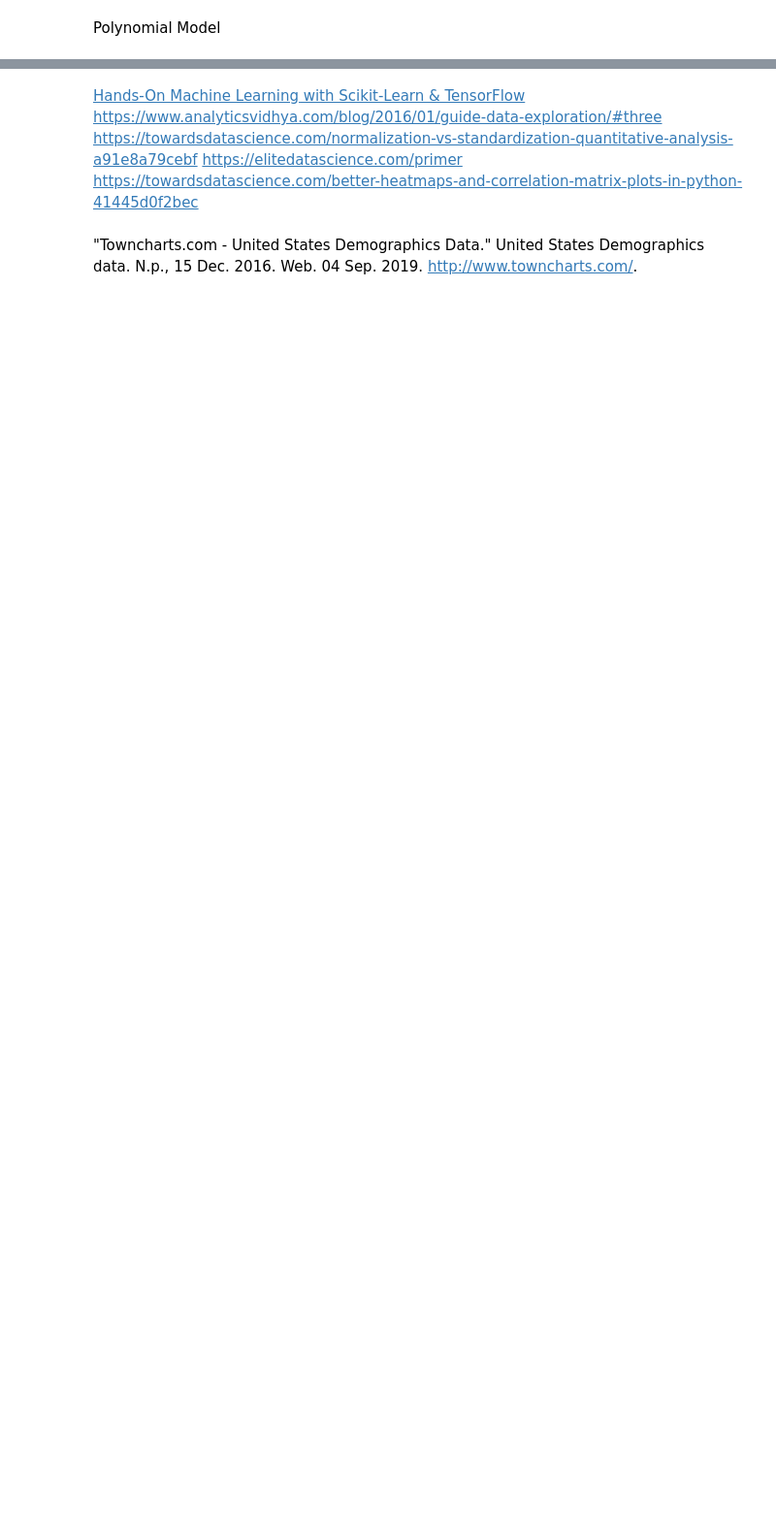
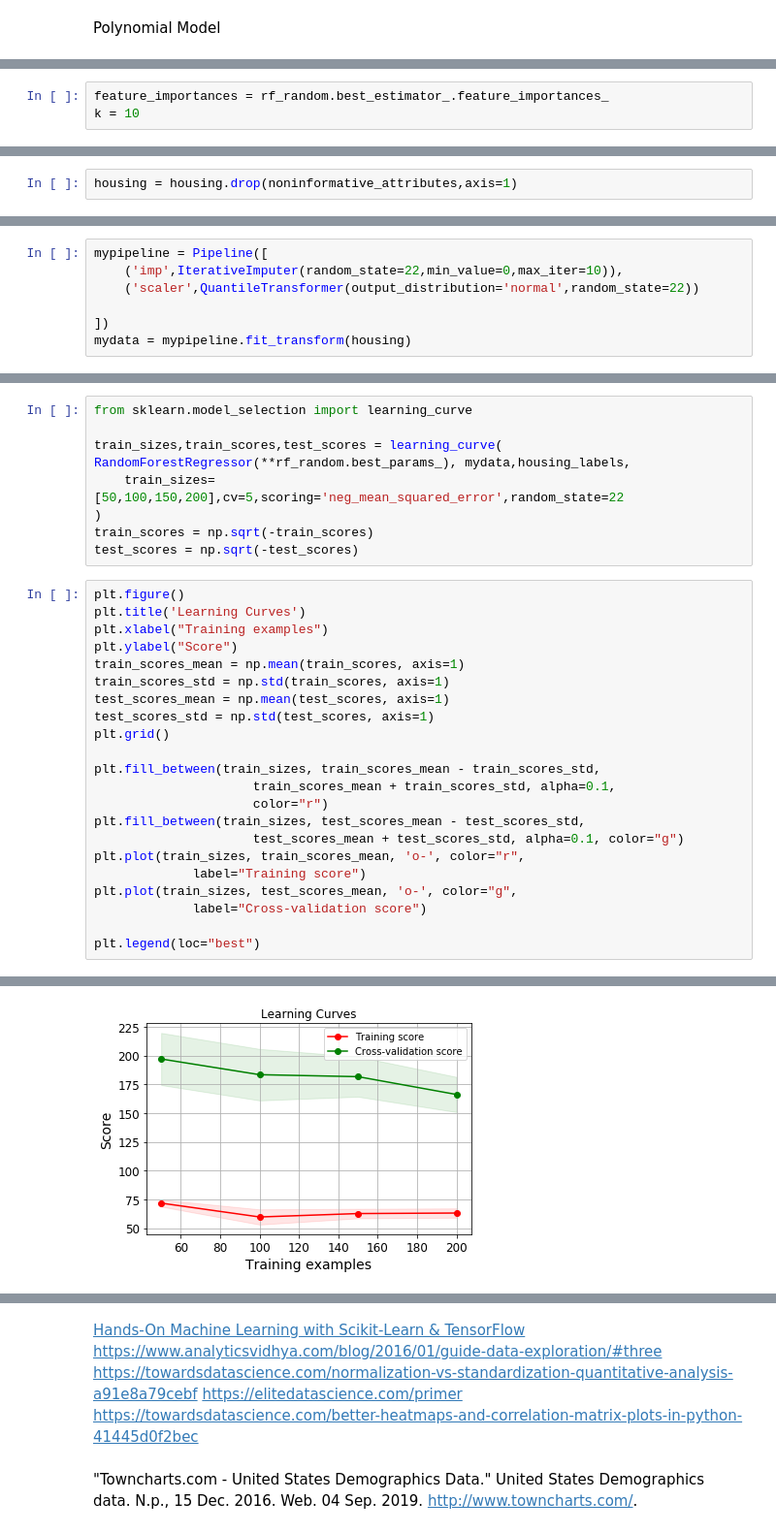
Before and after one commit to clazaro97chosen/California_Rental_Property_Project, a Jupyter notebook: California_Housing.ipynb, the cells around one changed output, grey strips where cells are left out. Shown at 97% size. Drawn from its saved outputs; the diff is of its cells as text; blank space fills up the shorter version.

```diff
--- a/California_Housing.ipynb
+++ b/California_Housing.ipynb
@@ -521,0 +873,3 @@ forest_rmse_scores = np.sqrt(-forest_scores)
+# %%
+feature_importances = rf_random.best_estimator_.feature_importances_
+k = 10
@@ -521,0 +959,2 @@ forest_rmse_scores = np.sqrt(-forest_scores)
+# %%
+housing = housing.drop(noninformative_attributes,axis=1)
@@ -521,0 +969,7 @@ forest_rmse_scores = np.sqrt(-forest_scores)
+# %%
+mypipeline = Pipeline([
+    ('imp',IterativeImputer(random_state=22,min_value=0,max_iter=10)),
+    ('scaler',QuantileTransformer(output_distribution='normal',random_state=22))
+
+])
+mydata = mypipeline.fit_transform(housing)
@@ -521,0 +1067,32 @@ forest_rmse_scores = np.sqrt(-forest_scores)
+# %%
+from sklearn.model_selection import learning_curve
+
+train_sizes,train_scores,test_scores = learning_curve(
+RandomForestRegressor(**rf_random.best_params_), mydata,housing_labels,
+    train_sizes=[50,100,150,200],cv=5,scoring='neg_mean_squared_error',random_state=22
+)
+train_scores = np.sqrt(-train_scores)
+test_scores = np.sqrt(-test_scores)
+# %%
+plt.figure()
+plt.title('Learning Curves')
+plt.xlabel("Training examples")
+plt.ylabel("Score")
+train_scores_mean = np.mean(train_scores, axis=1)
+train_scores_std = np.std(train_scores, axis=1)
+test_scores_mean = np.mean(test_scores, axis=1)
+test_scores_std = np.std(test_scores, axis=1)
+plt.grid()
+
+plt.fill_between(train_sizes, train_scores_mean - train_scores_std,
+                     train_scores_mean + train_scores_std, alpha=0.1,
+                     color="r")
+plt.fill_between(train_sizes, test_scores_mean - test_scores_std,
+                     test_scores_mean + test_scores_std, alpha=0.1, color="g")
+plt.plot(train_sizes, train_scores_mean, 'o-', color="r",
+             label="Training score")
+plt.plot(train_sizes, test_scores_mean, 'o-', color="g",
+             label="Cross-validation score")
+
+plt.legend(loc="best")
+# %% [output]
@@ -521,0 +1100 @@ forest_rmse_scores = np.sqrt(-forest_scores)
+[figure, added]
```
Also changed, not shown: parts of 89 cells of this notebook, 3 other files.
